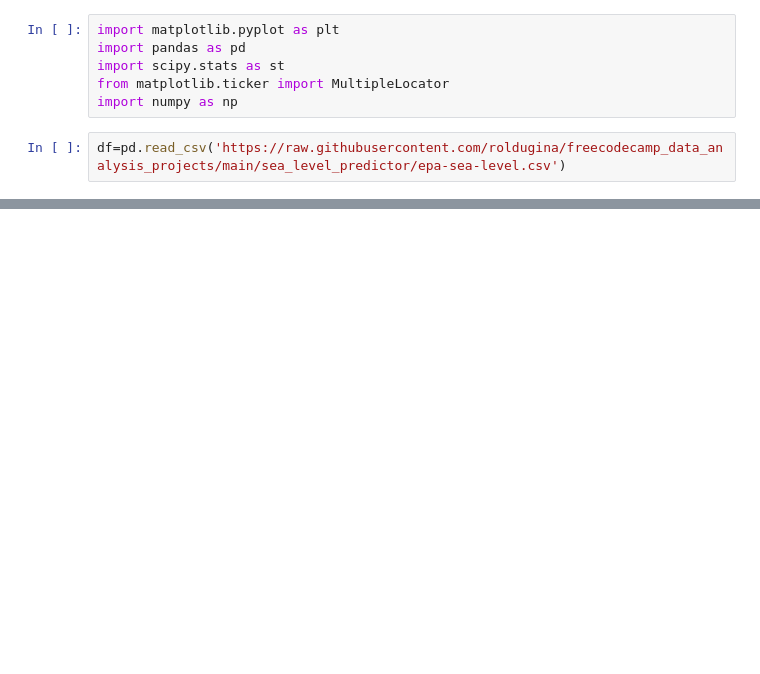
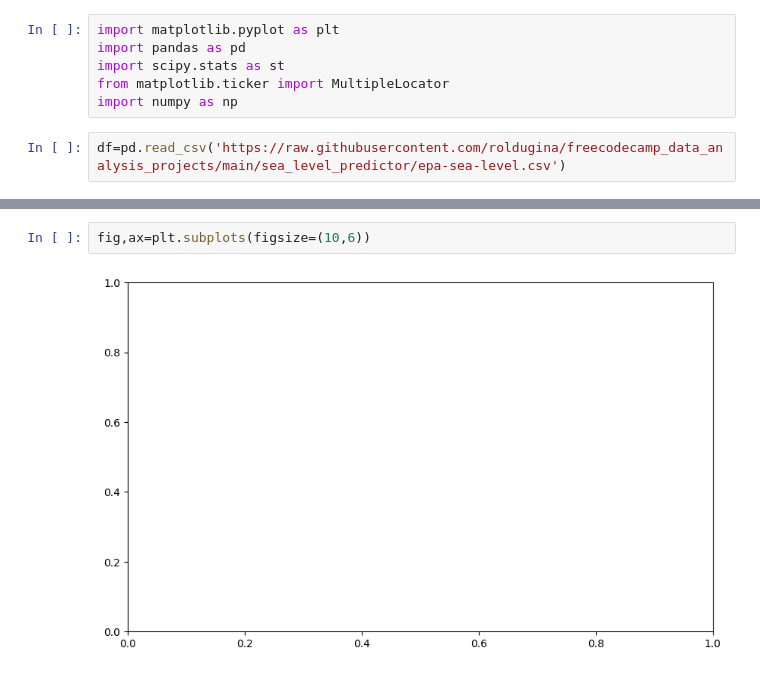
Before and after one commit to roldugina/freecodecamp_data_analysis_projects, a Jupyter notebook: sea_level_predictor/sea_level_predictor.ipynb, the cells around one changed output, grey strips where cells are left out. Drawn from its saved outputs; the diff is of its cells as text; blank space fills up the shorter version.

```diff
--- a/sea_level_predictor/sea_level_predictor.ipynb
+++ b/sea_level_predictor/sea_level_predictor.ipynb
@@ -33,2 +41,6 @@ LinregressResult(slope=0.0630445840121348, intercept=-119.06594196773978, rvalue
+# %%
+fig,ax=plt.subplots(figsize=(10,6))
+# %% [output]
+[figure, added]
 # %%
 ax.scatter(df['Year'],df['CSIRO Adjusted Sea Level'],color='steelblue',marker=".",label='original data')
```
Also changed, not shown: parts of 7 cells of this notebook.
